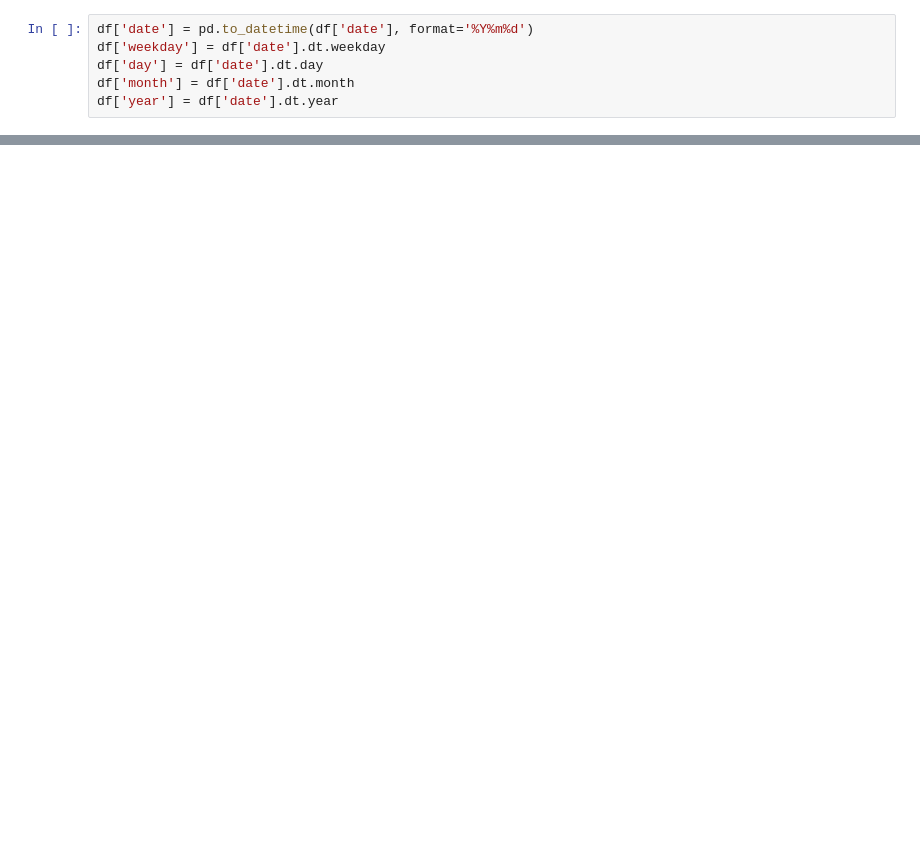
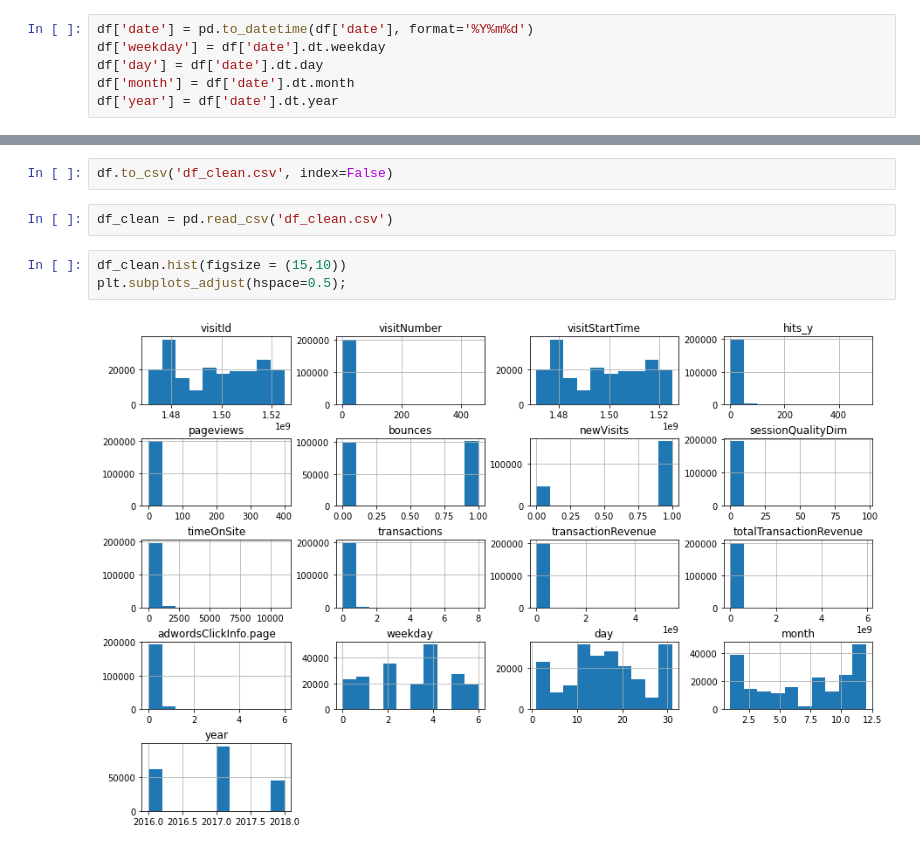
Before and after one commit to larsenk23/Capstone2, a Jupyter notebook: Data Cleaning.ipynb, the cells around one changed output, grey strips where cells are left out. Cells and saved outputs as stored; diff of their text form; blank space fills up the shorter version.

Commit message:
Adding Visuals

```diff
--- a/Data Cleaning.ipynb
+++ b/Data Cleaning.ipynb
@@ -95,0 +88,9 @@ df.describe()
+# %%
+df.to_csv('df_clean.csv', index=False)
+# %%
+df_clean = pd.read_csv('df_clean.csv')
+# %%
+df_clean.hist(figsize = (15,10))
+plt.subplots_adjust(hspace=0.5);
+# %% [output]
+[figure, added]
```
Also changed, not shown: parts of 39 cells of this notebook.
